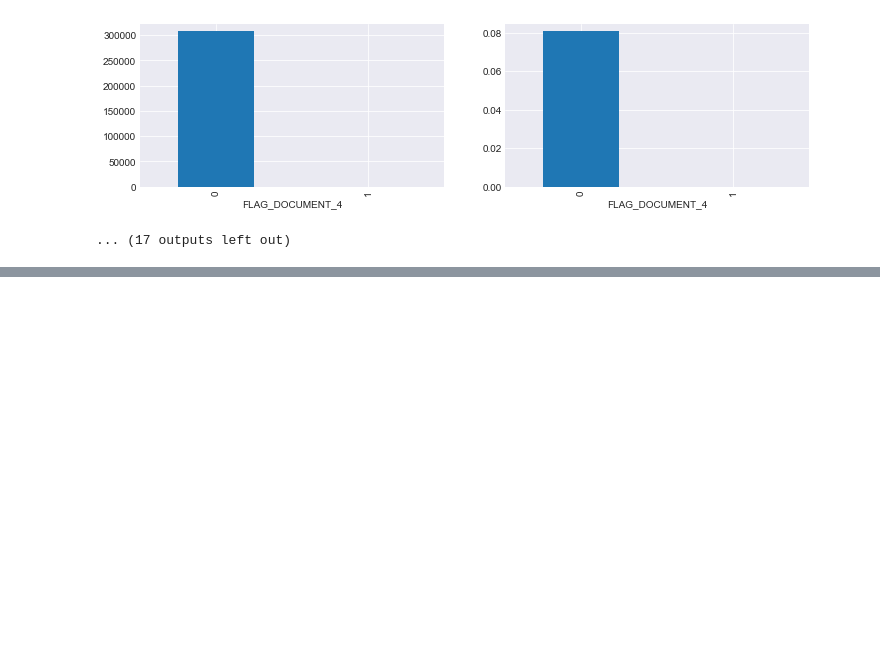
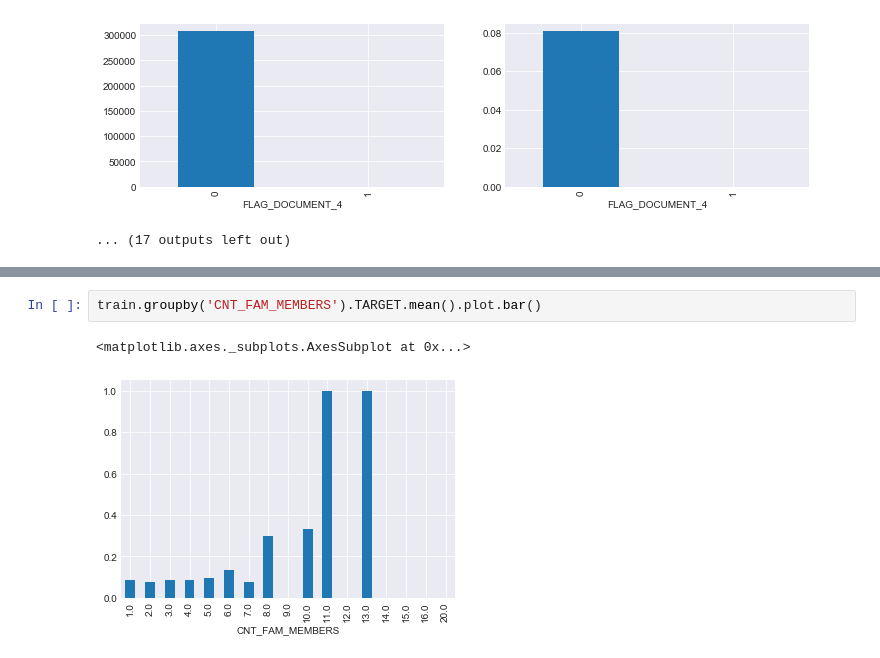
Before and after one commit to amaotone/home-credit-default-risk, a Jupyter notebook: protos/EDA_train_test.ipynb, the cells around one changed output, grey strips where cells are left out. Cells and saved outputs as stored; diff of their text form; blank space fills up the shorter version.

```diff
--- a/protos/EDA_train_test.ipynb
+++ b/protos/EDA_train_test.ipynb
@@ -158,0 +182,5 @@ for f in name_cols:
+# %%
+train.groupby('CNT_FAM_MEMBERS').TARGET.mean().plot.bar()
+# %% [output]
+<matplotlib.axes._subplots.AxesSubplot at 0x...>
+[figure, added]
```
Also changed, not shown: parts of 24 cells of this notebook, 3 other files.
